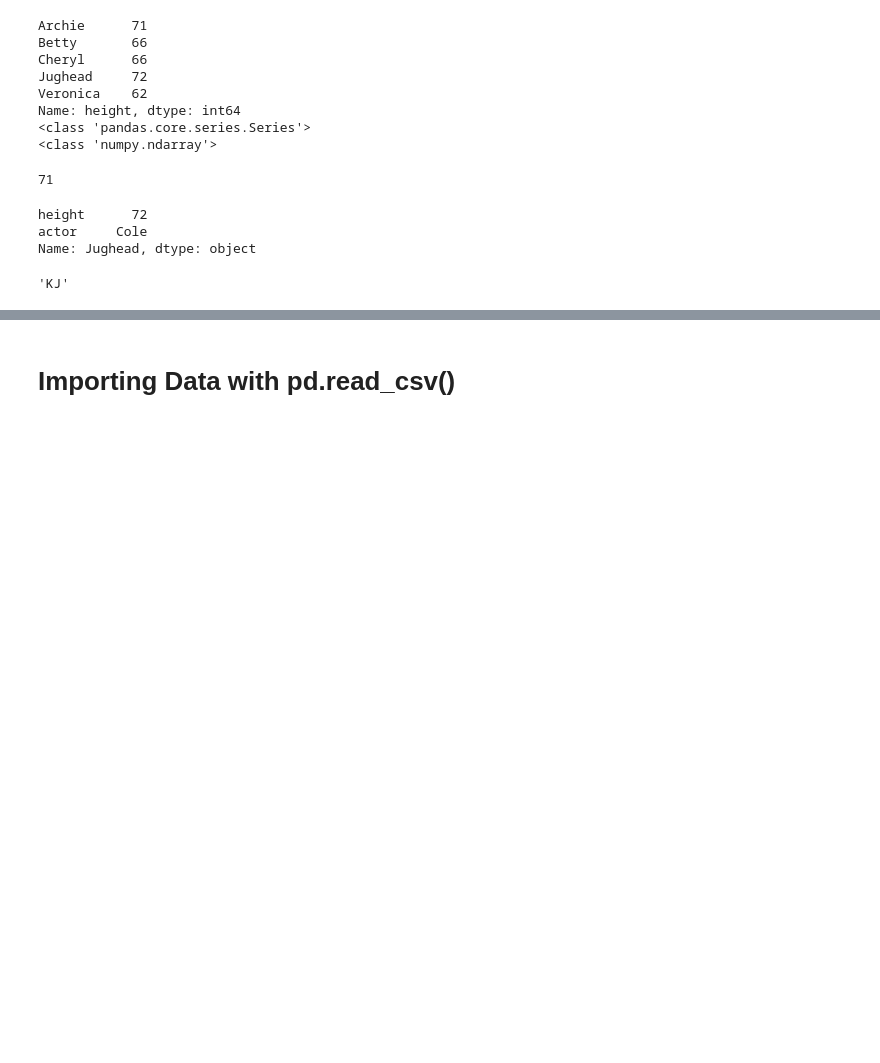
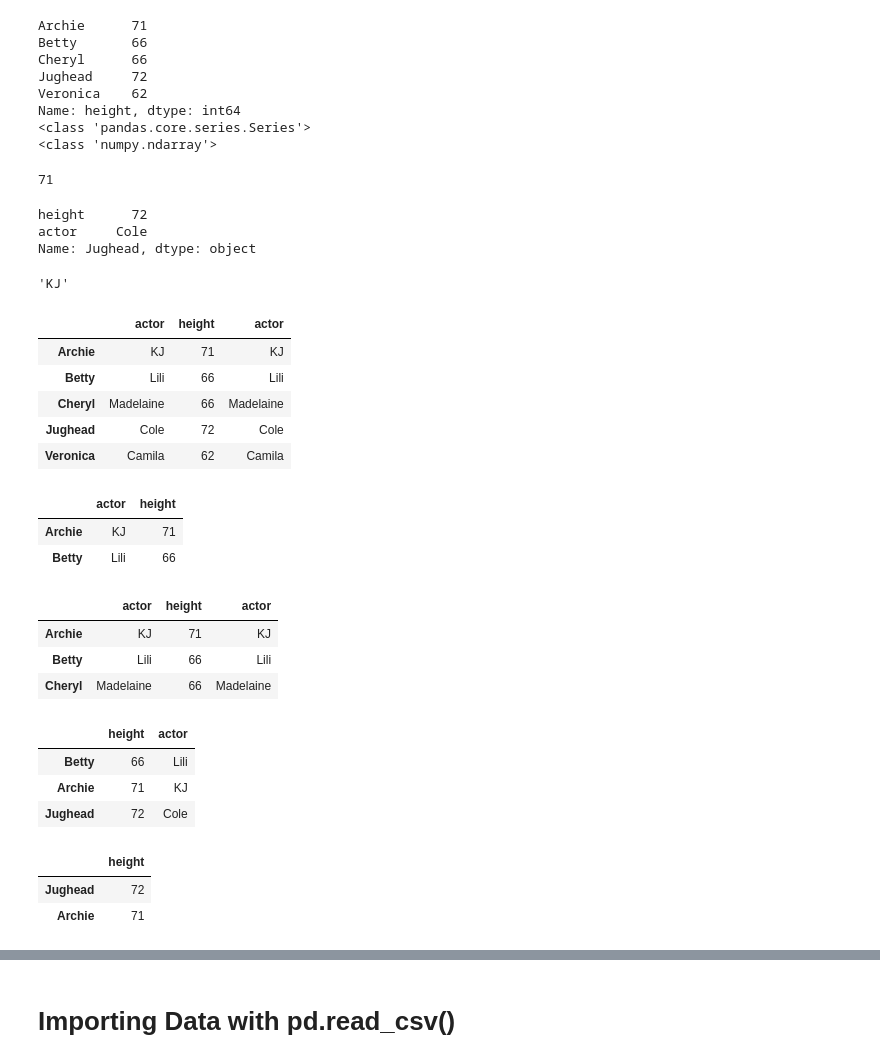
Before and after one commit to smileschen/2018-fa-stats131, a Jupyter notebook: 04-02.ipynb, the cells around one changed output, grey strips where cells are left out. Drawn from its saved outputs; the diff is of its cells as text; code cells hidden in the pictures; blank space fills up the shorter version.

```diff
--- a/04-02.ipynb
+++ b/04-02.ipynb
@@ -198,3 +223,40 @@ Name: Jughead, dtype: object
 riverdale.iloc[0, 1] # pair of coordinates
 # %% [output]
 'KJ'
+# %%
+wide = riverdale[ ['actor', 'height', 'actor'] ]
+wide
+# %% [output]
+|  | actor | height | actor |
+| Archie | KJ | 71 | KJ |
+| Betty | Lili | 66 | Lili |
+| Cheryl | Madelaine | 66 | Madelaine |
+| Jughead | Cole | 72 | Cole |
+| Veronica | Camila | 62 | Camila |
+# %%
+# slicing rules apply
+wide.iloc[0:2, 0:2]
+# %% [output]
+|  | actor | height |
+| Archie | KJ | 71 |
+| Betty | Lili | 66 |
+# %%
+wide.loc['Archie':'Cheryl',]  # slice using the names of the indexes
+# %% [output]
+|  | actor | height | actor |
+| Archie | KJ | 71 | KJ |
+| Betty | Lili | 66 | Lili |
+| Cheryl | Madelaine | 66 | Madelaine |
+# %%
+wide.iloc[ [1, 0, 3], [1, 0]  ]  # fancy indexing to select desired rows and columns
+# %% [output]
+|  | height | actor |
+| Betty | 66 | Lili |
+| Archie | 71 | KJ |
+| Jughead | 72 | Cole |
+# %%
+wide.loc[ ['Jughead','Archie'], ['height']]  # can use names as well with .loc()
+# %% [output]
+|  | height |
+| Jughead | 72 |
+| Archie | 71 |
```
Also changed, not shown: parts of 27 cells of this notebook.
